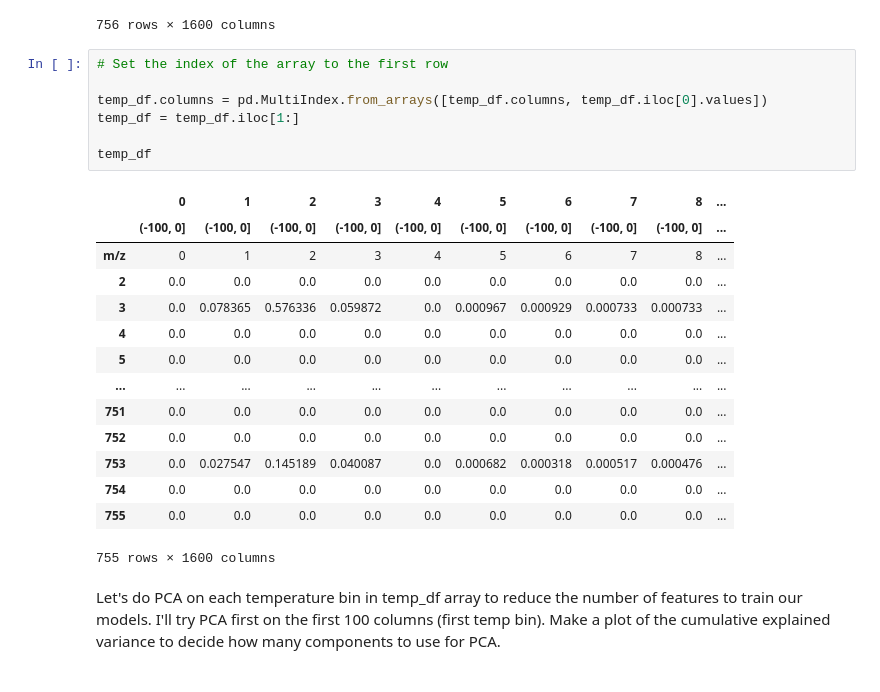
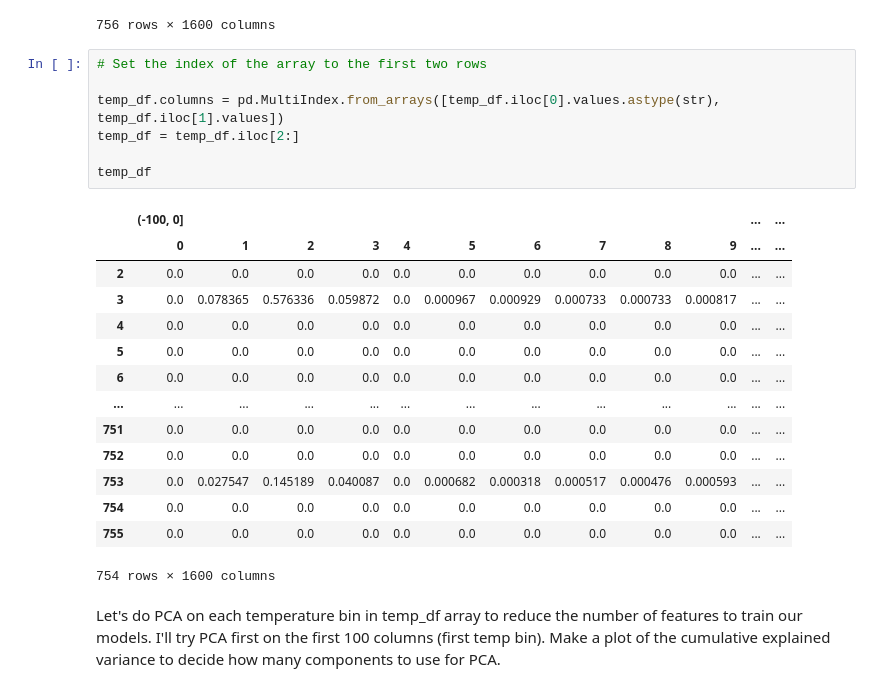
Before and after one commit to kmerkl22/chemistry_of_mars, a Jupyter notebook: Features Engineering/temp_bins_array_PCA.ipynb, the cells around one changed output. Saved outputs shown, nothing was run; the diff lists cells and outputs as text.

Commit message:
updated MultiIndex to include first two rows of dataframe

```diff
--- a/Features Engineering/temp_bins_array_PCA.ipynb
+++ b/Features Engineering/temp_bins_array_PCA.ipynb
@@ -448,27 +448,27 @@ temp_df
 | 755 | 0.0 | 0.0 | 0.0 | 0.0 | 0.0 | 0.0 | 0.0 | 0.0 | 0.0 | 0.0 | ... | ... |
 756 rows × 1600 columns
 # %%
-# Set the index of the array to the first row
+# Set the index of the array to the first two rows
 
-temp_df.columns = pd.MultiIndex.from_arrays([temp_df.columns, temp_df.iloc[0].values])
-temp_df = temp_df.iloc[1:]
+temp_df.columns = pd.MultiIndex.from_arrays([temp_df.iloc[0].values.astype(str), temp_df.iloc[1].values])
+temp_df = temp_df.iloc[2:]
 
 temp_df
 # %% [output]
-|  | 0 | 1 | 2 | 3 | 4 | 5 | 6 | 7 | 8 | ... |
-|  | (-100, 0] | (-100, 0] | (-100, 0] | (-100, 0] | (-100, 0] | (-100, 0] | (-100, 0] | (-100, 0] | (-100, 0] | ... |
-| m/z | 0 | 1 | 2 | 3 | 4 | 5 | 6 | 7 | 8 | ... |
-| 2 | 0.0 | 0.0 | 0.0 | 0.0 | 0.0 | 0.0 | 0.0 | 0.0 | 0.0 | ... |
-| 3 | 0.0 | 0.078365 | 0.576336 | 0.059872 | 0.0 | 0.000967 | 0.000929 | 0.000733 | 0.000733 | ... |
-| 4 | 0.0 | 0.0 | 0.0 | 0.0 | 0.0 | 0.0 | 0.0 | 0.0 | 0.0 | ... |
-| 5 | 0.0 | 0.0 | 0.0 | 0.0 | 0.0 | 0.0 | 0.0 | 0.0 | 0.0 | ... |
-| ... | ... | ... | ... | ... | ... | ... | ... | ... | ... | ... |
-| 751 | 0.0 | 0.0 | 0.0 | 0.0 | 0.0 | 0.0 | 0.0 | 0.0 | 0.0 | ... |
-| 752 | 0.0 | 0.0 | 0.0 | 0.0 | 0.0 | 0.0 | 0.0 | 0.0 | 0.0 | ... |
-| 753 | 0.0 | 0.027547 | 0.145189 | 0.040087 | 0.0 | 0.000682 | 0.000318 | 0.000517 | 0.000476 | ... |
-| 754 | 0.0 | 0.0 | 0.0 | 0.0 | 0.0 | 0.0 | 0.0 | 0.0 | 0.0 | ... |
-| 755 | 0.0 | 0.0 | 0.0 | 0.0 | 0.0 | 0.0 | 0.0 | 0.0 | 0.0 | ... |
+|  | (-100, 0] |  |  |  |  |  |  |  |  |  | ... | ... |
+|  | 0 | 1 | 2 | 3 | 4 | 5 | 6 | 7 | 8 | 9 | ... | ... |
+| 2 | 0.0 | 0.0 | 0.0 | 0.0 | 0.0 | 0.0 | 0.0 | 0.0 | 0.0 | 0.0 | ... | ... |
+| 3 | 0.0 | 0.078365 | 0.576336 | 0.059872 | 0.0 | 0.000967 | 0.000929 | 0.000733 | 0.000733 | 0.000817 | ... | ... |
+| 4 | 0.0 | 0.0 | 0.0 | 0.0 | 0.0 | 0.0 | 0.0 | 0.0 | 0.0 | 0.0 | ... | ... |
+| 5 | 0.0 | 0.0 | 0.0 | 0.0 | 0.0 | 0.0 | 0.0 | 0.0 | 0.0 | 0.0 | ... | ... |
+| 6 | 0.0 | 0.0 | 0.0 | 0.0 | 0.0 | 0.0 | 0.0 | 0.0 | 0.0 | 0.0 | ... | ... |
+| ... | ... | ... | ... | ... | ... | ... | ... | ... | ... | ... | ... | ... |
+| 751 | 0.0 | 0.0 | 0.0 | 0.0 | 0.0 | 0.0 | 0.0 | 0.0 | 0.0 | 0.0 | ... | ... |
+| 752 | 0.0 | 0.0 | 0.0 | 0.0 | 0.0 | 0.0 | 0.0 | 0.0 | 0.0 | 0.0 | ... | ... |
+| 753 | 0.0 | 0.027547 | 0.145189 | 0.040087 | 0.0 | 0.000682 | 0.000318 | 0.000517 | 0.000476 | 0.000593 | ... | ... |
+| 754 | 0.0 | 0.0 | 0.0 | 0.0 | 0.0 | 0.0 | 0.0 | 0.0 | 0.0 | 0.0 | ... | ... |
+| 755 | 0.0 | 0.0 | 0.0 | 0.0 | 0.0 | 0.0 | 0.0 | 0.0 | 0.0 | 0.0 | ... | ... |
-755 rows × 1600 columns
+754 rows × 1600 columns
 # %% [markdown]
 Let's do PCA on each temperature bin in temp_df array to reduce the number of features to train our models. I'll try PCA first on the first 100 columns (first temp bin). Make a plot of the cumulative explained variance to decide how many components to use for PCA.
 # %%
```
Also changed, not shown: parts of 4 cells of this notebook.
